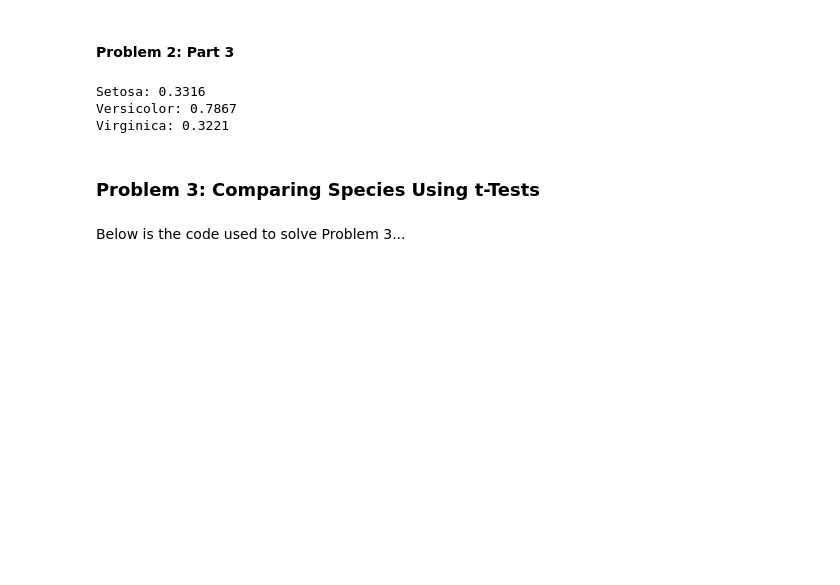
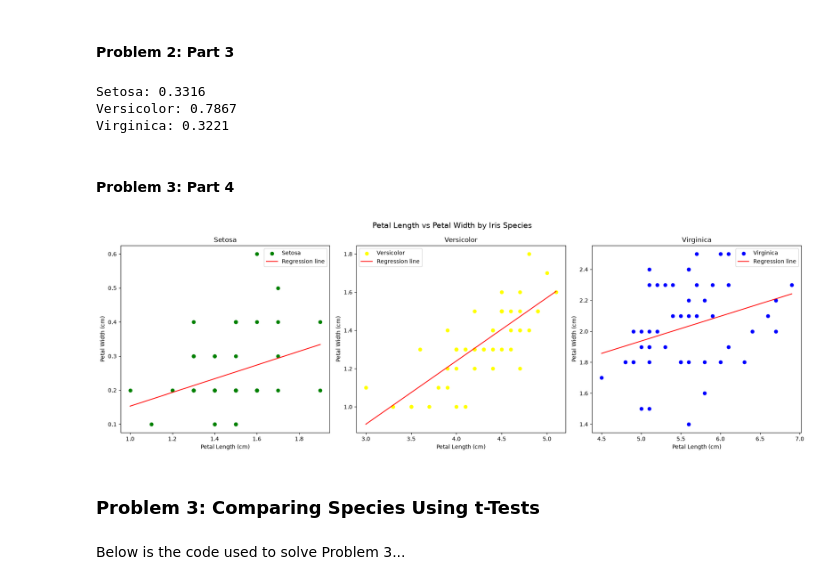
Before and after one commit to philipcullen93/applied_statistics, a Jupyter notebook: problems.ipynb, the cells around one changed output. Drawn from its saved outputs; the diff is of its cells as text; code cells hidden in the pictures; blank space fills up the shorter version.

Commit message:
Fixed coding errors (syntex errors mostly), added code for problem 2: part 4. Generated 3 scattler plots with linear regression lines.

```diff
--- a/problems.ipynb
+++ b/problems.ipynb
@@ -163,13 +163,13 @@ virginica_petal_width = data[target ==  2, 3]
 # %%
 # Store each species' name and petal lengths, assign a colour to each for histogram differentiation
 species_data = [
-    ("Setosa", setosa_petal_length, setosa_petal_width "green"),
-    ("Versicolor", versicolor_petal_length veriscolor_petal_width, "yellow"),
-    ("Virginica", virginica_petal_length, virginica_petal_width "blue")
+    ("Setosa", setosa_petal_length, setosa_petal_width, "green"),
+    ("Versicolor", versicolor_petal_length, versicolor_petal_width, "yellow"),
+    ("Virginica", virginica_petal_length, virginica_petal_width, "blue")
 ]
 
 # Calculate and print the mean and standard deviation
-for species_name, lengths, species_color in species_data:
+for species_name, lengths, widths, species_color in species_data:
     mean_length = np.mean(lengths)
     std_length = np.std(lengths)
 
@@ -182,7 +182,7 @@ Virginica: mean = 5.55, std = 0.55
 # Create three separate plots
 fig, axes = plt.subplots(1, 3, figsize=(15, 5))
 
-for ax, (species_name, lengths, species_color) in zip(axes, species_data):
+for ax, (species_name, lengths, widths, species_color) in zip(axes, species_data):
 
     # Calculate mean and standard deviation for this species
     mean_length = np.mean(lengths)
@@ -401,6 +401,51 @@ print(f"Virginica: {virginica_corr:.4f}")
 Setosa: 0.3316
 Versicolor: 0.7867
 Virginica: 0.3221
+# %% [markdown]
+#### Problem 3: Part 4
+# %%
+# Create three scatter plots, one for each Iris species
+fig, axes = plt.subplots(1, 3, figsize=(18, 6))
+
+# Store species names, petal lengths, petal widths and colours
+species_data = [
+    ("Setosa", setosa_petal_length, setosa_petal_width, "green"),
+    ("Versicolor", versicolor_petal_length, versicolor_petal_width, "yellow"),
+    ("Virginica", virginica_petal_length, virginica_petal_width, "blue")
+]
+
+# Generate a scatter plot and regression line for each species
+for ax, (species_name, lengths, widths, species_color) in zip(axes, species_data):
+
+    # Plot the observations
+    ax.scatter(lengths, widths, color=species_color, label=species_name)
+
+    # Calculate the linear regression coefficients
+    slope, intercept = np.polyfit(lengths, widths, 1)
+
+    # Generate values for the regression line
+    x_line = np.linspace(lengths.min(), lengths.max(), 100)
+    regression_line = slope * x_line + intercept
+
+    # Plot the regression line
+    ax.plot(x_line, regression_line, color="red", label="Regression line")
+
+    # Add labels and title
+    ax.set_xlabel("Petal Length (cm)")
+    ax.set_ylabel("Petal Width (cm)")
+    ax.set_title(f"{species_name}")
+
+    # Display the legend
+    ax.legend()
+
+# Add an overall title and adjust spacing
+fig.suptitle("Petal Length vs Petal Width by Iris Species", fontsize=14)
+plt.tight_layout()
+
+# Display the plots
+plt.show()
+# %% [output]
+[figure, added]
 # %% [markdown]
 ### Problem 3: Comparing Species Using t-Tests
 # %% [markdown]
```
